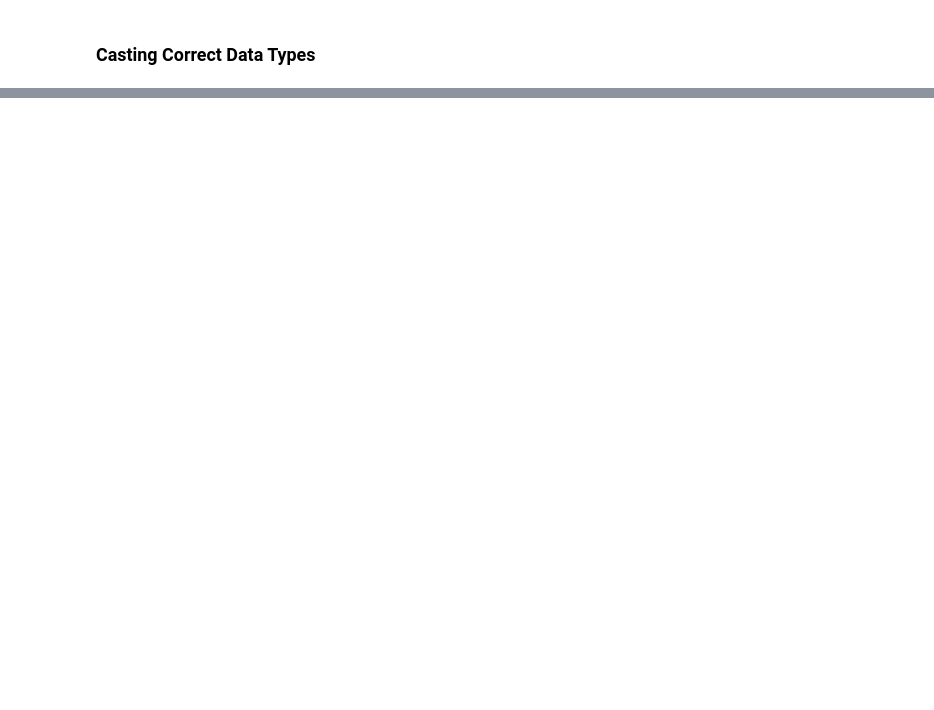
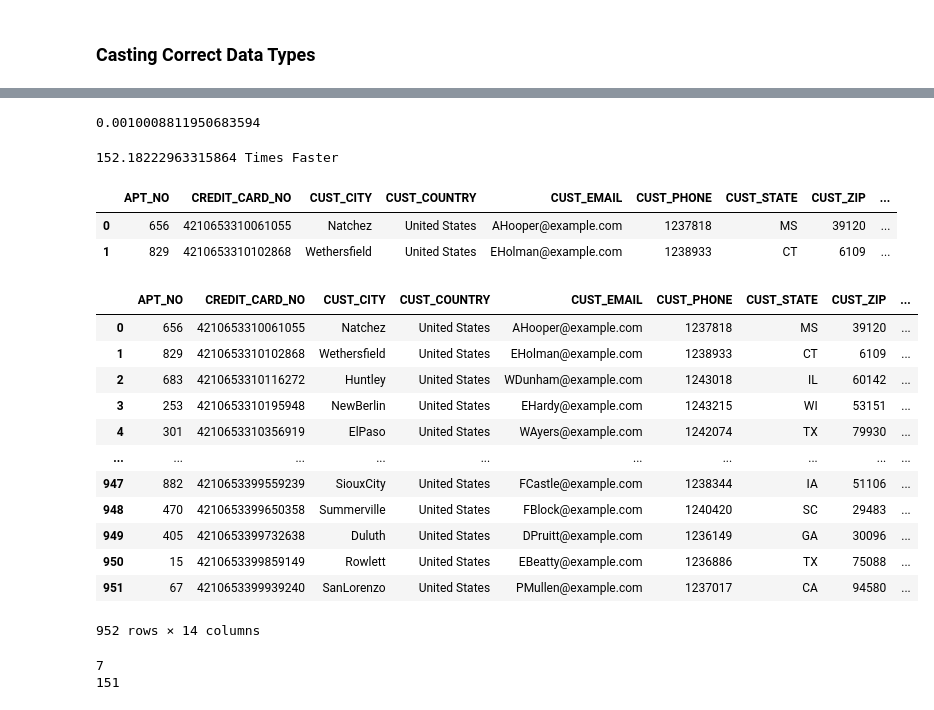
Before and after one commit to The-Captain-William/Per-Scholas-Capstone, a Jupyter notebook: testing/pyspark_extract.ipynb, the cells around one changed output, grey strips where cells are left out. Drawn from its saved outputs; the diff is of its cells as text; code cells hidden in the pictures; blank space fills up the shorter version.

Commit message:
Transform 0.0.2 Transform customer complete

```diff
--- a/testing/pyspark_extract.ipynb
+++ b/testing/pyspark_extract.ipynb
@@ -104,0 +177,47 @@ test_2 = customer_df.withColumns({'SSN':customer_df['SSN'].cast(IntegerType()),
+# %%
+print(f"{end_pandas - start_pandas}")
+# %% [output]
+0.0010008811950683594
+# %%
+print(f"{((end_api - start_api)/(end_pandas - start_pandas))} Times Faster")
+# %% [output]
+152.18222963315864 Times Faster
+# %%
+customer_df_transformed_pandas_direct['MIDDLE_NAME'] = middle_name_pandas
+# %%
+customer_df_transformed_pandas_direct.head(2)
+# %% [output]
+|  | APT_NO | CREDIT_CARD_NO | CUST_CITY | CUST_COUNTRY | CUST_EMAIL | CUST_PHONE | CUST_STATE | CUST_ZIP | ... |
+| 0 | 656 | 4210653310061055 | Natchez | United States | AHooper@example.com | 1237818 | MS | 39120 | ... |
+| 1 | 829 | 4210653310102868 | Wethersfield | United States | EHolman@example.com | 1238933 | CT | 6109 | ... |
+# %%
+pandas_backup = customer_df_transformed_pandas_direct  # clean this up later
+# %%
+customer_df_transformed_pandas_direct = pandas_backup
+# %%
+for name in ['FIRST_NAME', 'LAST_NAME']:
+    customer_df_transformed_pandas_direct[name] = customer_df_transformed_pandas_direct[name].apply(lambda x: str(x).title())
+# %%
+customer_df_transformed_pandas_direct
+# %% [output]
+|  | APT_NO | CREDIT_CARD_NO | CUST_CITY | CUST_COUNTRY | CUST_EMAIL | CUST_PHONE | CUST_STATE | CUST_ZIP | ... |
+| 0 | 656 | 4210653310061055 | Natchez | United States | AHooper@example.com | 1237818 | MS | 39120 | ... |
+| 1 | 829 | 4210653310102868 | Wethersfield | United States | EHolman@example.com | 1238933 | CT | 6109 | ... |
+| 2 | 683 | 4210653310116272 | Huntley | United States | WDunham@example.com | 1243018 | IL | 60142 | ... |
+| 3 | 253 | 4210653310195948 | NewBerlin | United States | EHardy@example.com | 1243215 | WI | 53151 | ... |
+| 4 | 301 | 4210653310356919 | ElPaso | United States | WAyers@example.com | 1242074 | TX | 79930 | ... |
+| ... | ... | ... | ... | ... | ... | ... | ... | ... | ... |
+| 947 | 882 | 4210653399559239 | SiouxCity | United States | FCastle@example.com | 1238344 | IA | 51106 | ... |
+| 948 | 470 | 4210653399650358 | Summerville | United States | FBlock@example.com | 1240420 | SC | 29483 | ... |
+| 949 | 405 | 4210653399732638 | Duluth | United States | DPruitt@example.com | 1236149 | GA | 30096 | ... |
+| 950 | 15 | 4210653399859149 | Rowlett | United States | EBeatty@example.com | 1236886 | TX | 75088 | ... |
+| 951 | 67 | 4210653399939240 | SanLorenzo | United States | PMullen@example.com | 1237017 | CA | 94580 | ... |
+952 rows × 14 columns
+# %%
+customer_df_transformed_pandas_direct['CUST_PHONE']
+print(len(customer_df_transformed_pandas_direct['CUST_PHONE'].iloc[0])) # missing area code, 7nums
+
+print(len(customer_df_transformed_pandas_direct['CUST_CITY'].unique()))  # 151 diff area codes, just 555 for now
+# %% [output]
+7
+151
```
Also changed, not shown: parts of 30 cells of this notebook.
